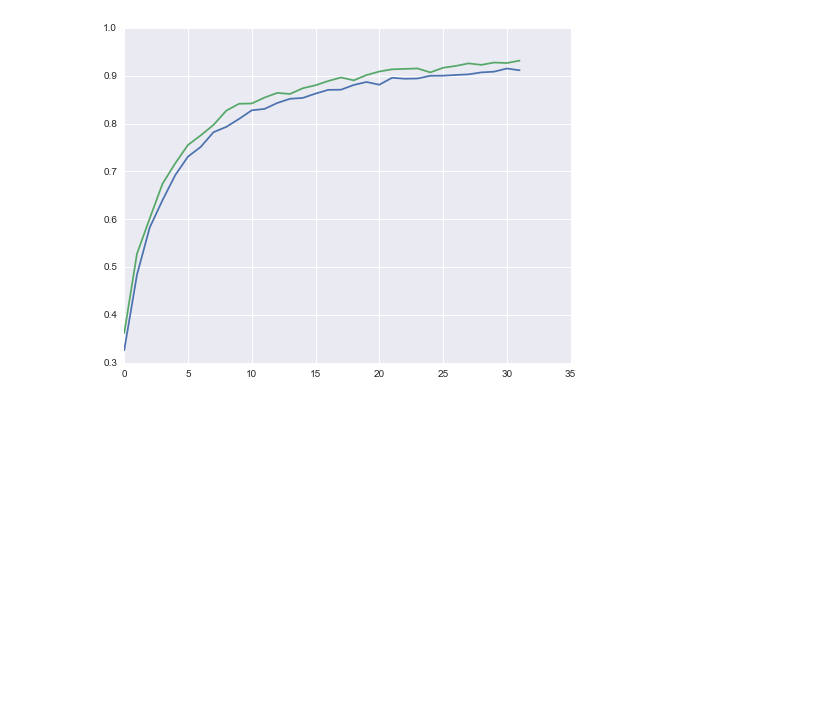
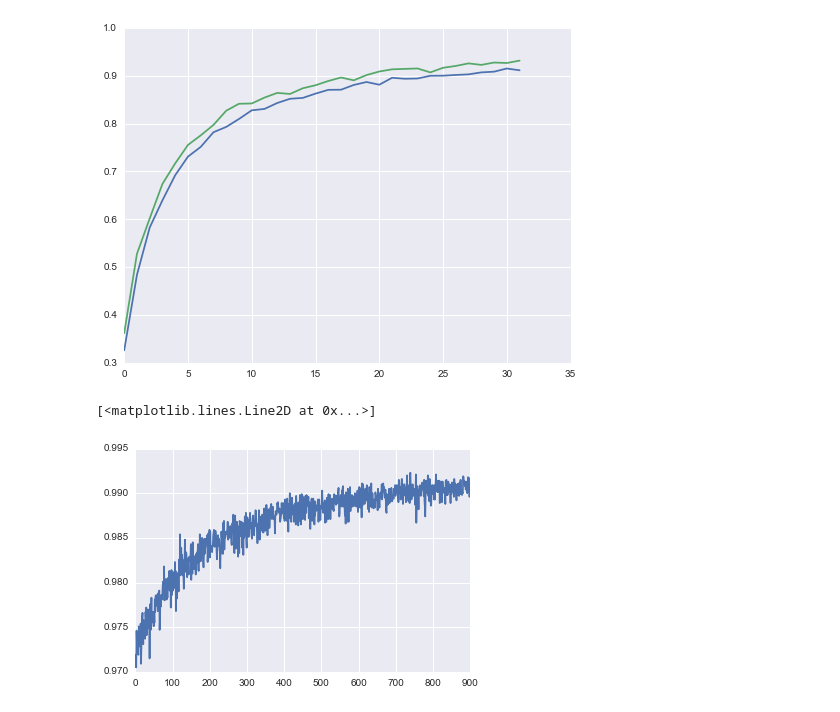
Before and after one commit to jaredawebb/ForwardThinking, a Jupyter notebook: replication/vanilla_conv.ipynb, the cells around one changed output. Cells and saved outputs as stored; diff of their text form; code cells hidden in the pictures; blank space fills up the shorter version.

```diff
--- a/replication/vanilla_conv.ipynb
+++ b/replication/vanilla_conv.ipynb
@@ -228,3 +228,9 @@ plt.plot(acc1)
 # %% [output]
 [<matplotlib.lines.Line2D at 0x...>]
 [figure]
+# %%
+acc = np.load('./accuracies_layer3_aug.npy')
+plt.plot(acc[-900:])
+# %% [output]
+[<matplotlib.lines.Line2D at 0x...>]
+[figure, added]
```
Also changed, not shown: parts of 1 cell of this notebook, 1 other file.
